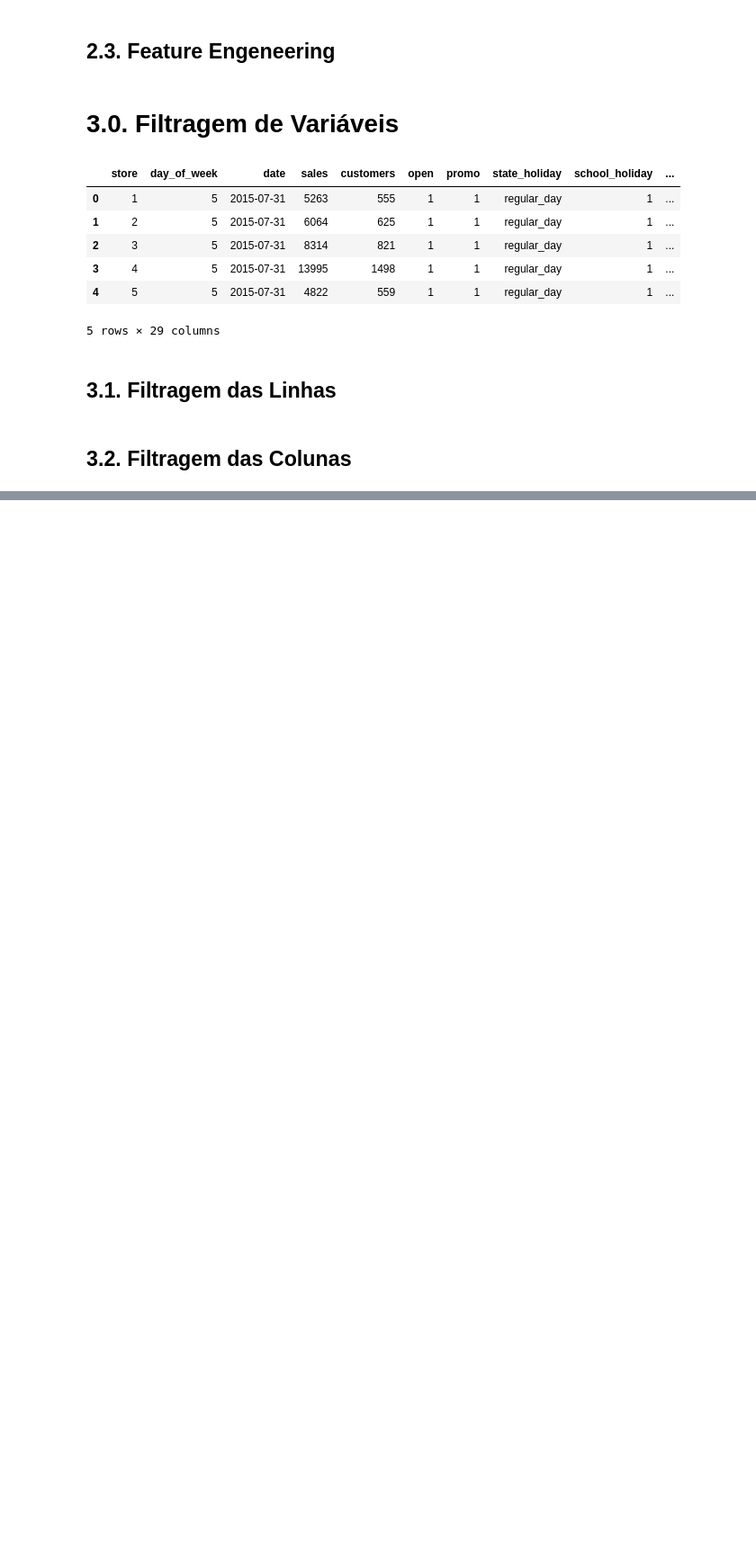
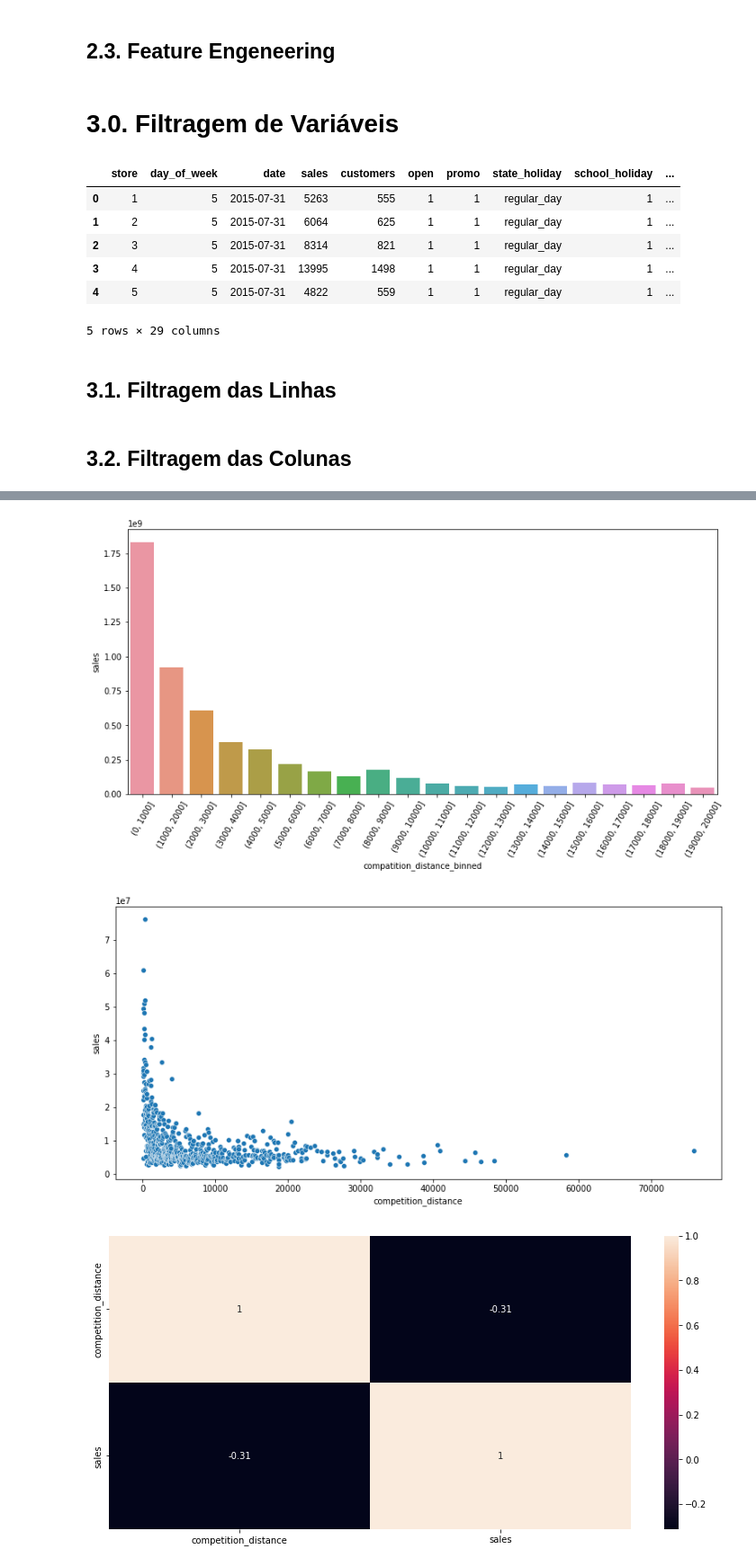
Before and after one commit to cristiandaco/rossmann_project, a Jupyter notebook: 03_Analise_exploratoria_Rossmann.ipynb, the cells around one changed output, grey strips where cells are left out. Shown at 90% size. Drawn from its saved outputs; the diff is of its cells as text; code cells hidden in the pictures; blank space fills up the shorter version.

```diff
--- a/03_Analise_exploratoria_Rossmann.ipynb
+++ b/03_Analise_exploratoria_Rossmann.ipynb
@@ -388,0 +400,21 @@ sns.kdeplot( df4[df4['assortment'] == 'extra']['sales'], label = 'extra', shade
+# %%
+aux1 = df4[['competition_distance', 'sales']].groupby( 'competition_distance' ).sum().reset_index()
+
+bins = ( np.arange( 0, 21000, 1000 ) )
+
+aux1['compatition_distance_binned'] = pd.cut( aux1['competition_distance'], bins = bins )
+aux2 = aux1[['compatition_distance_binned', 'sales']].groupby( 'compatition_distance_binned' ).sum().reset_index()
+
+plt.figure( figsize = ( 13,6 ) )
+sns.barplot( x = 'compatition_distance_binned', y = 'sales', data = aux2 )
+plt.xticks( rotation = 60 );
+
+plt.figure( figsize = ( 13,6 ) )
+sns.scatterplot( x = 'competition_distance', y = 'sales', data = aux1 );
+
+plt.figure( figsize = ( 13,6 ) )
+sns.heatmap( aux1.corr( method= 'pearson' ), annot= True);
+# %% [output]
+[figure, added]
+[figure, added]
+[figure, added]
```
Also changed, not shown: parts of 28 cells of this notebook.
